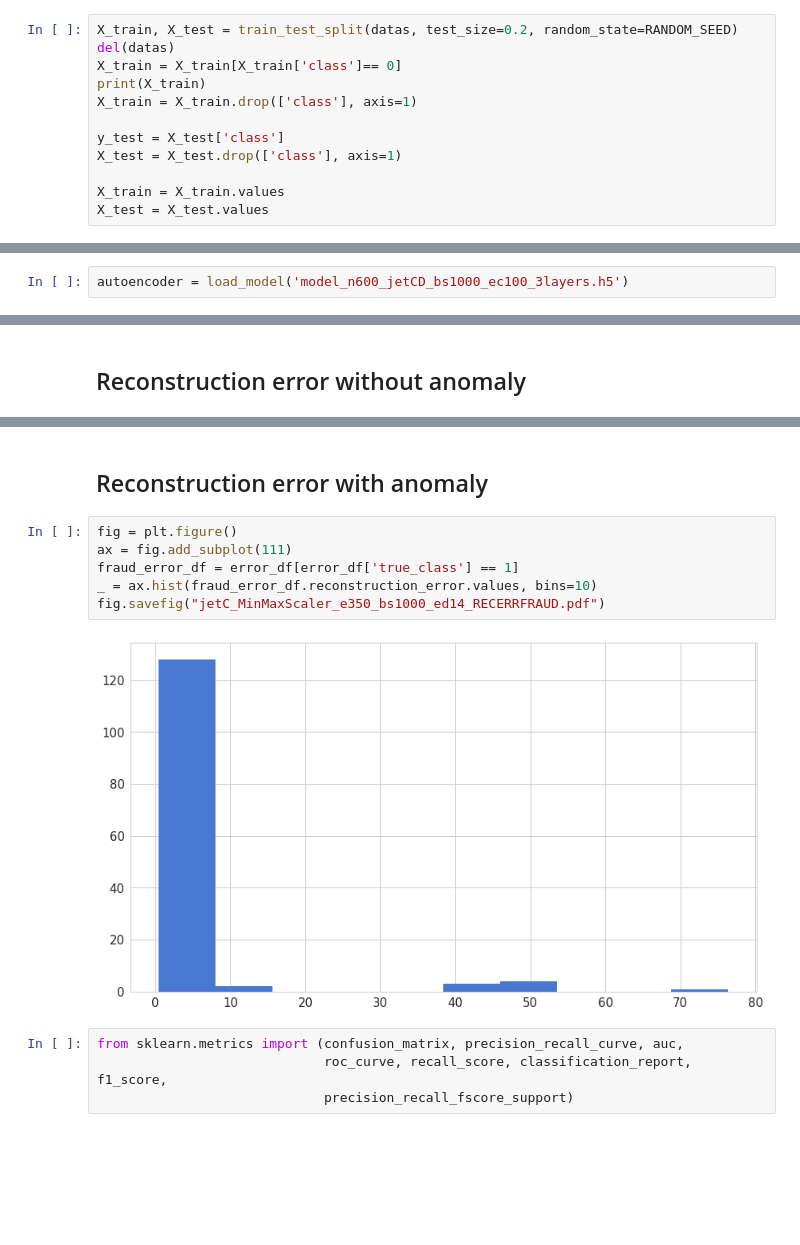
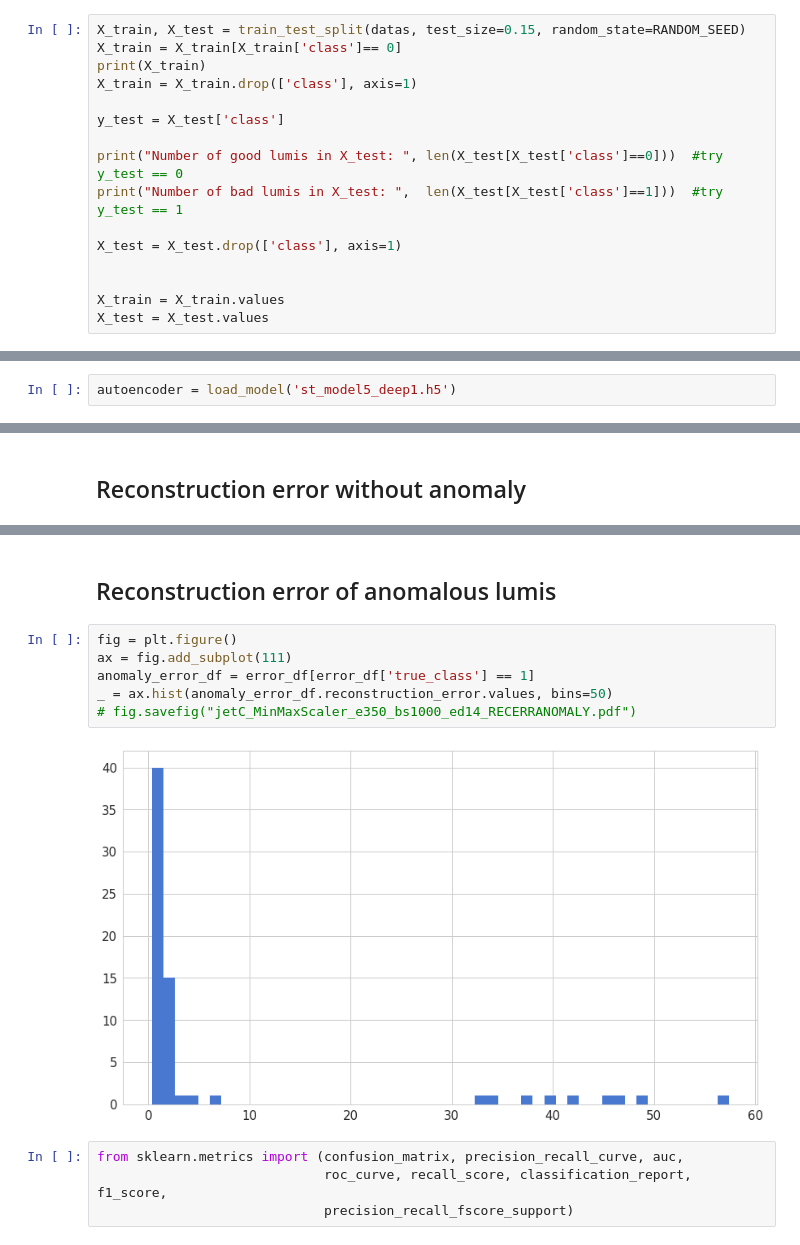
Before and after one commit to gnomeosaurus/ml4dc, a Jupyter notebook: anomaly_detection.ipynb, the cells around one changed output, grey strips where cells are left out. Drawn from its saved outputs; the diff is of its cells as text; blank space fills up the shorter version.

```diff
--- a/anomaly_detection.ipynb
+++ b/anomaly_detection.ipynb
@@ -231,12 +213,16 @@ Training our Autoencoder is gonna be a bit different from what we are used to. L
 # %%
-X_train, X_test = train_test_split(datas, test_size=0.2, random_state=RANDOM_SEED)
-del(datas)
+X_train, X_test = train_test_split(datas, test_size=0.15, random_state=RANDOM_SEED)
 X_train = X_train[X_train['class']== 0]
 print(X_train)
 X_train = X_train.drop(['class'], axis=1)
 
 y_test = X_test['class']
+
+print("Number of good lumis in X_test: ", len(X_test[X_test['class']==0]))  #try y_test == 0
+print("Number of bad lumis in X_test: ",  len(X_test[X_test['class']==1]))  #try y_test == 1
+
 X_test = X_test.drop(['class'], axis=1)
+
 
 X_train = X_train.values
 X_test = X_test.values
@@ -326,5 +319,5 @@ Epoch 26/50
 # %%
-autoencoder = load_model('model_n600_jetCD_bs1000_ec100_3layers.h5')
+autoencoder = load_model('st_model5_deep1.h5')
 # %% [markdown]
 # Evaluation
 # %%
@@ -371,13 +364,13 @@ fig.savefig("jetC_MinMaxScaler_e350_bs1000_ed14_RECERR.pdf")
 # %% [markdown]
-## Reconstruction error with anomaly
+## Reconstruction error of anomalous lumis
 # %%
 fig = plt.figure()
 ax = fig.add_subplot(111)
-fraud_error_df = error_df[error_df['true_class'] == 1]
-_ = ax.hist(fraud_error_df.reconstruction_error.values, bins=10)
-fig.savefig("jetC_MinMaxScaler_e350_bs1000_ed14_RECERRFRAUD.pdf")
+anomaly_error_df = error_df[error_df['true_class'] == 1]
+_ = ax.hist(anomaly_error_df.reconstruction_error.values, bins=50)
+# fig.savefig("jetC_MinMaxScaler_e350_bs1000_ed14_RECERRANOMALY.pdf")
 # %% [output]
-[figure, old version]
+[figure, new version]
 # %%
 from sklearn.metrics import (confusion_matrix, precision_recall_curve, auc,
                              roc_curve, recall_score, classification_report, f1_score,
```
Also changed, not shown: parts of 26 cells of this notebook.
